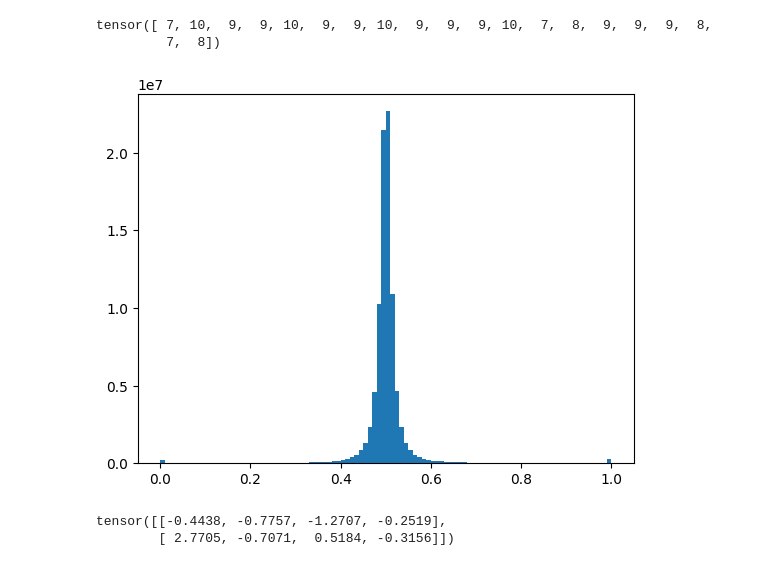
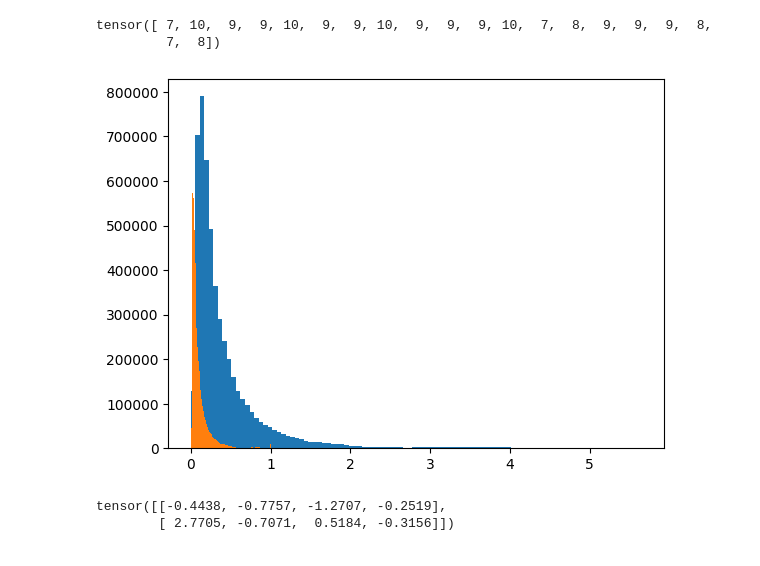
Before and after one commit to synthetic-tensors/caduceus, a Jupyter notebook: crispr_data_wrangling.ipynb, the cells around one changed output. Drawn from its saved outputs; the diff is of its cells as text; code cells hidden in the pictures.

```diff
--- a/crispr_data_wrangling.ipynb
+++ b/crispr_data_wrangling.ipynb
@@ -796,6 +805,6 @@ ds.save_to_disk('dataset_gears_replogle_de_bulk')
 # %%
 import datasets
-ds = datasets.load_from_disk('dataset_gears_replogle_de_bulk').with_format('torch')
+ds = datasets.load_from_disk('dataset_gears_replogle_sgrna_bulk').with_format('torch')
 # %%
 ds[1]['input_ids']==0
 # %% [output]
@@ -837,16 +846,17 @@ ds = ds.with_format('pytorch')
 # %%
 val_data = ds['input_vals'].flatten()
 # %%
-def clip_min_max_norm(example, upper_lim=2, lower_lim=-2):
-    data = example #example["input_vals"]
+def clip_min_max_norm(example, upper_lim=4, lower_lim=0):
+    data = example.clone() #example["input_vals"]
     data[data < lower_lim] = lower_lim
     data[data > upper_lim] = upper_lim
     example = (data - lower_lim)/(upper_lim-lower_lim)
     return example
 # %%
+_=plt.hist(val_data,bins=100)
 _=plt.hist(clip_min_max_norm(val_data),bins=100)
 # %% [output]
-[figure, old version]
+[figure, new version]
 # %%
 v = torch.randn(2,4)
 v
```
Also changed, not shown: parts of 10 cells of this notebook, 4 other files.
